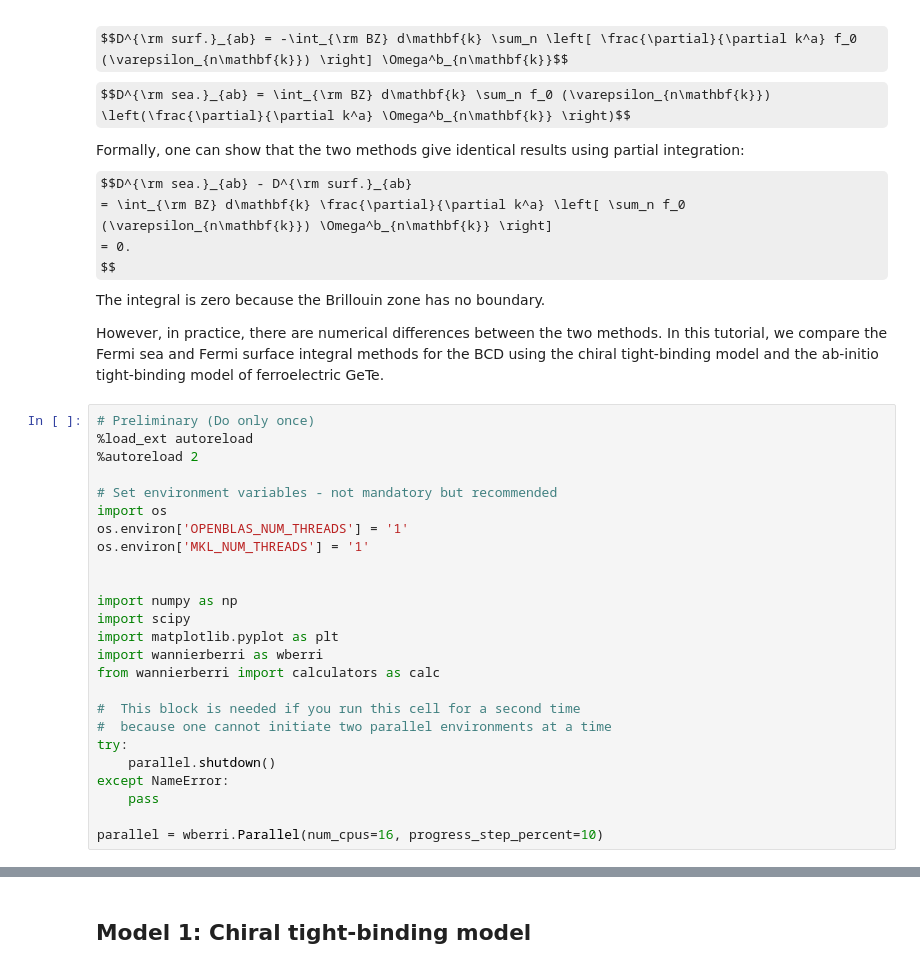
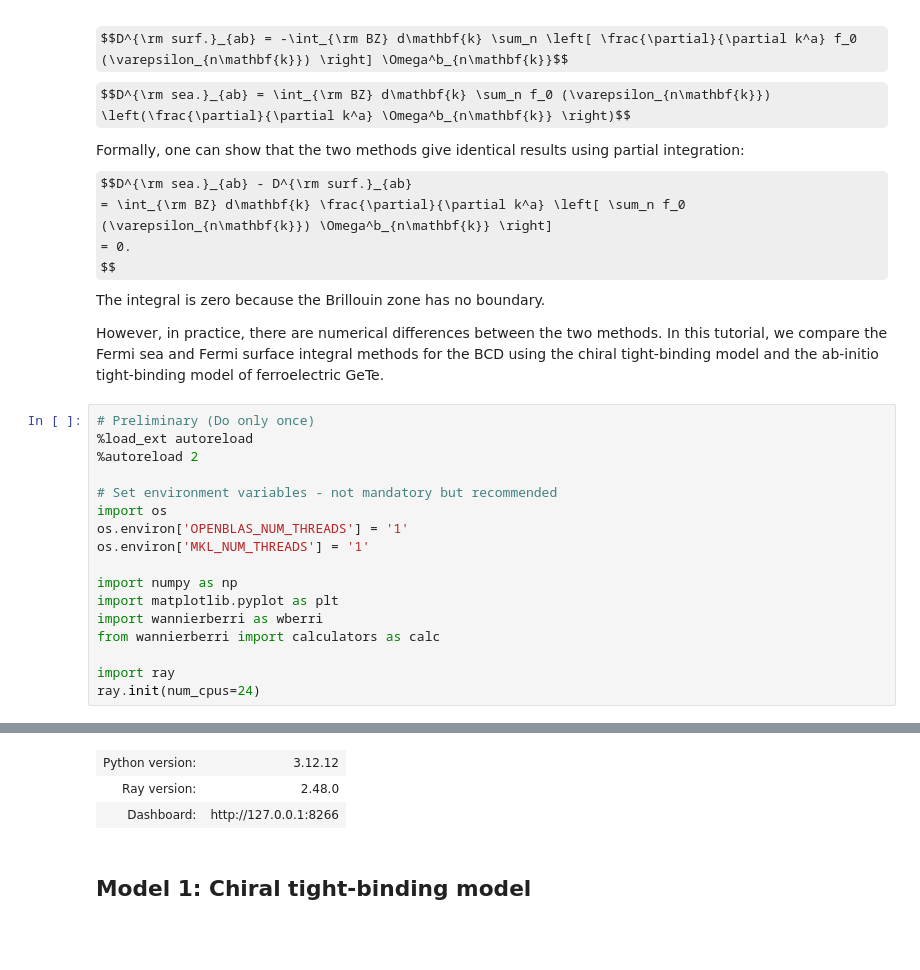
Before and after one commit to wannier-berri/WannierBerri-tutorial, a Jupyter notebook: tutorials/2_fermi_sea_vs_fermi_surface/solution/tutorial_sea_vs_surface_solution.ipynb, the cells around one changed output, grey strips where cells are left out. Drawn from its saved outputs; the diff is of its cells as text; some formulas as TeX source; blank space fills up the shorter version.

```diff
--- a/tutorials/2_fermi_sea_vs_fermi_surface/solution/tutorial_sea_vs_surface_solution.ipynb
+++ b/tutorials/2_fermi_sea_vs_fermi_surface/solution/tutorial_sea_vs_surface_solution.ipynb
@@ -27,19 +27,11 @@ import os
 os.environ['OPENBLAS_NUM_THREADS'] = '1'
 os.environ['MKL_NUM_THREADS'] = '1'
 
-
 import numpy as np
-import scipy
 import matplotlib.pyplot as plt
 import wannierberri as wberri
 from wannierberri import calculators as calc
 
-#  This block is needed if you run this cell for a second time
-#  because one cannot initiate two parallel environments at a time
-try:
-    parallel.shutdown()
-except NameError:
-    pass
-
-parallel = wberri.Parallel(num_cpus=16, progress_step_percent=10)
+import ray
+ray.init(num_cpus=24)
 # %% [output]
@@ -48,3 +40,6 @@ initializing ray with  {'num_cpus': 16}
+| Python version: | 3.12.12 |
+| Ray version: | 2.48.0 |
+| Dashboard: | http://127.0.0.1:8266 |
 # %% [markdown]
 ## Model 1: Chiral tight-binding model
 # %% [markdown]
```
Also changed, not shown: parts of 22 cells of this notebook.
